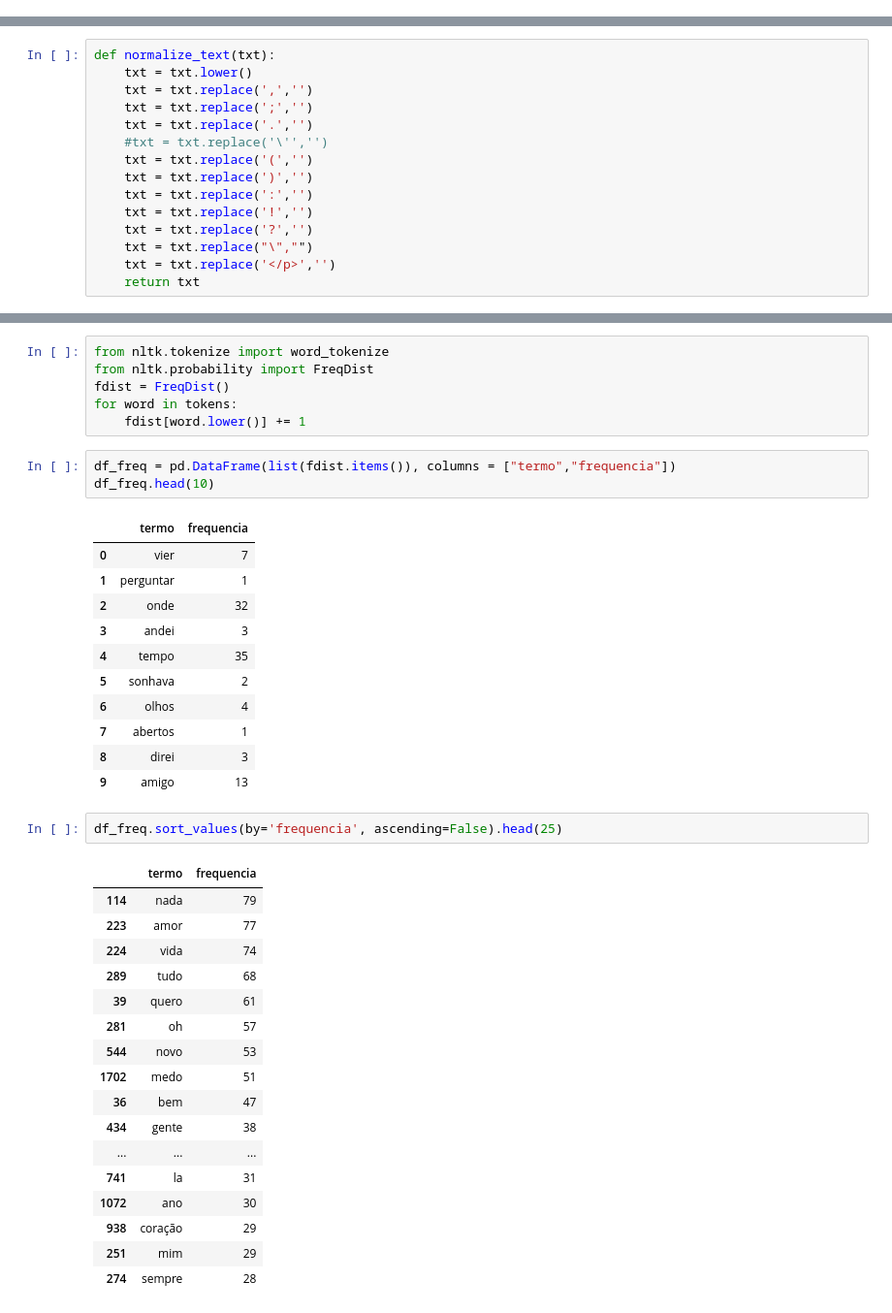
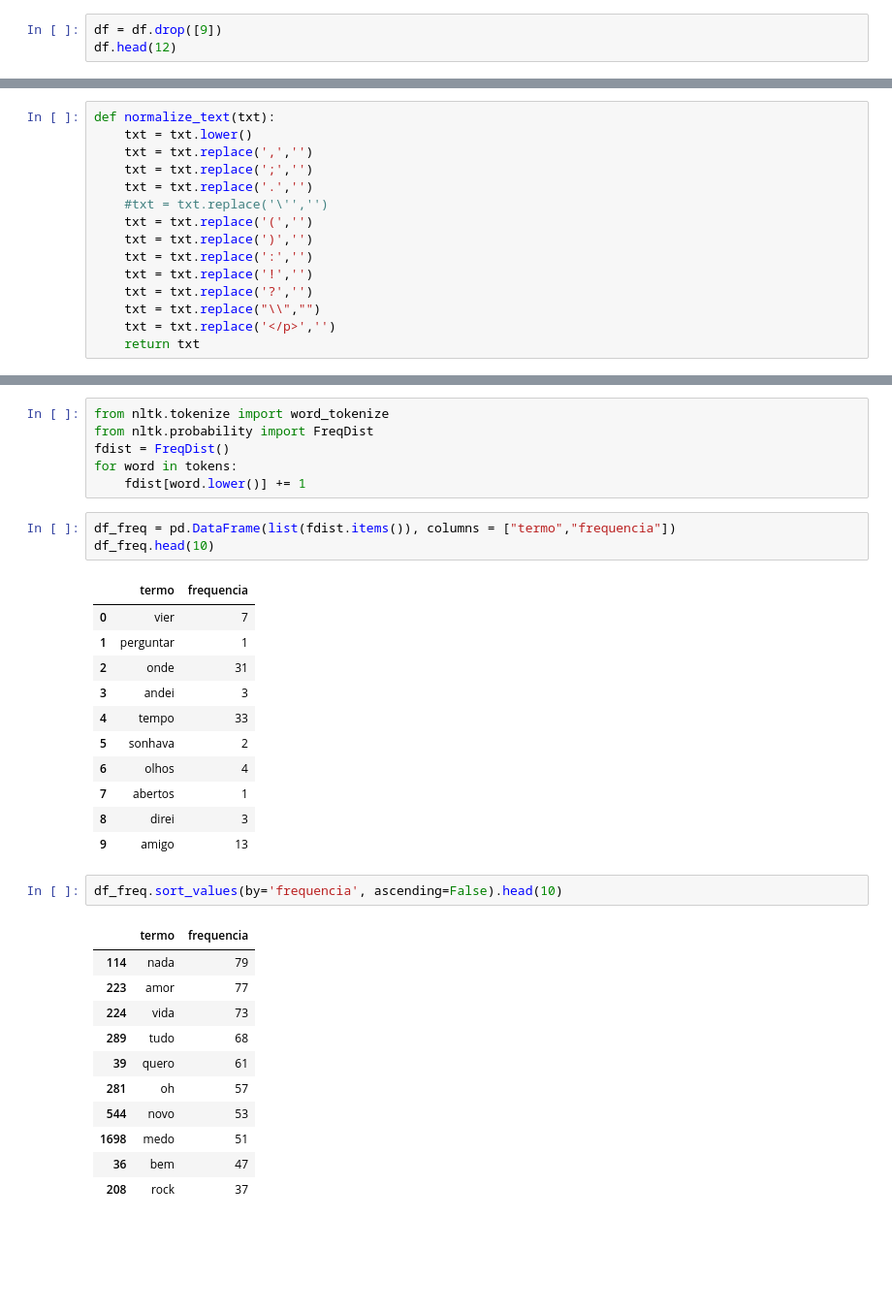
Before and after one commit to cabrau/datavis-course, a Jupyter notebook: projeto_final/pre_processing_text.ipynb, the cells around one changed output, grey strips where cells are left out. Shown: that part at 97% size. Saved outputs shown, nothing was run; the diff lists cells and outputs as text; blank space fills up the shorter version.

```diff
--- a/projeto_final/pre_processing_text.ipynb
+++ b/projeto_final/pre_processing_text.ipynb
@@ -33,0 +29,3 @@ df
+# %%
+df = df.drop([9])
+df.head(12)
@@ -161,6 +166,6 @@ def normalize_text(txt):
     txt = txt.replace(':','')
     txt = txt.replace('!','')
     txt = txt.replace('?','')
-    txt = txt.replace("\","")
+    txt = txt.replace("\\","")
     txt = txt.replace('</p>','')
     return txt
@@ -215,32 +217,26 @@ df_freq.head(10)
 |  | termo | frequencia |
 | 0 | vier | 7 |
 | 1 | perguntar | 1 |
-| 2 | onde | 32 |
+| 2 | onde | 31 |
 | 3 | andei | 3 |
-| 4 | tempo | 35 |
+| 4 | tempo | 33 |
 | 5 | sonhava | 2 |
 | 6 | olhos | 4 |
 | 7 | abertos | 1 |
 | 8 | direi | 3 |
 | 9 | amigo | 13 |
 # %%
-df_freq.sort_values(by='frequencia', ascending=False).head(25)
+df_freq.sort_values(by='frequencia', ascending=False).head(10)
 # %% [output]
 |  | termo | frequencia |
 | 114 | nada | 79 |
 | 223 | amor | 77 |
-| 224 | vida | 74 |
+| 224 | vida | 73 |
 | 289 | tudo | 68 |
 | 39 | quero | 61 |
 | 281 | oh | 57 |
 | 544 | novo | 53 |
-| 1702 | medo | 51 |
+| 1698 | medo | 51 |
 | 36 | bem | 47 |
-| 434 | gente | 38 |
-| ... | ... | ... |
-| 741 | la | 31 |
-| 1072 | ano | 30 |
-| 938 | coração | 29 |
-| 251 | mim | 29 |
-| 274 | sempre | 28 |
+| 208 | rock | 37 |
 # %%
```
Also changed, not shown: parts of 44 cells of this notebook.
